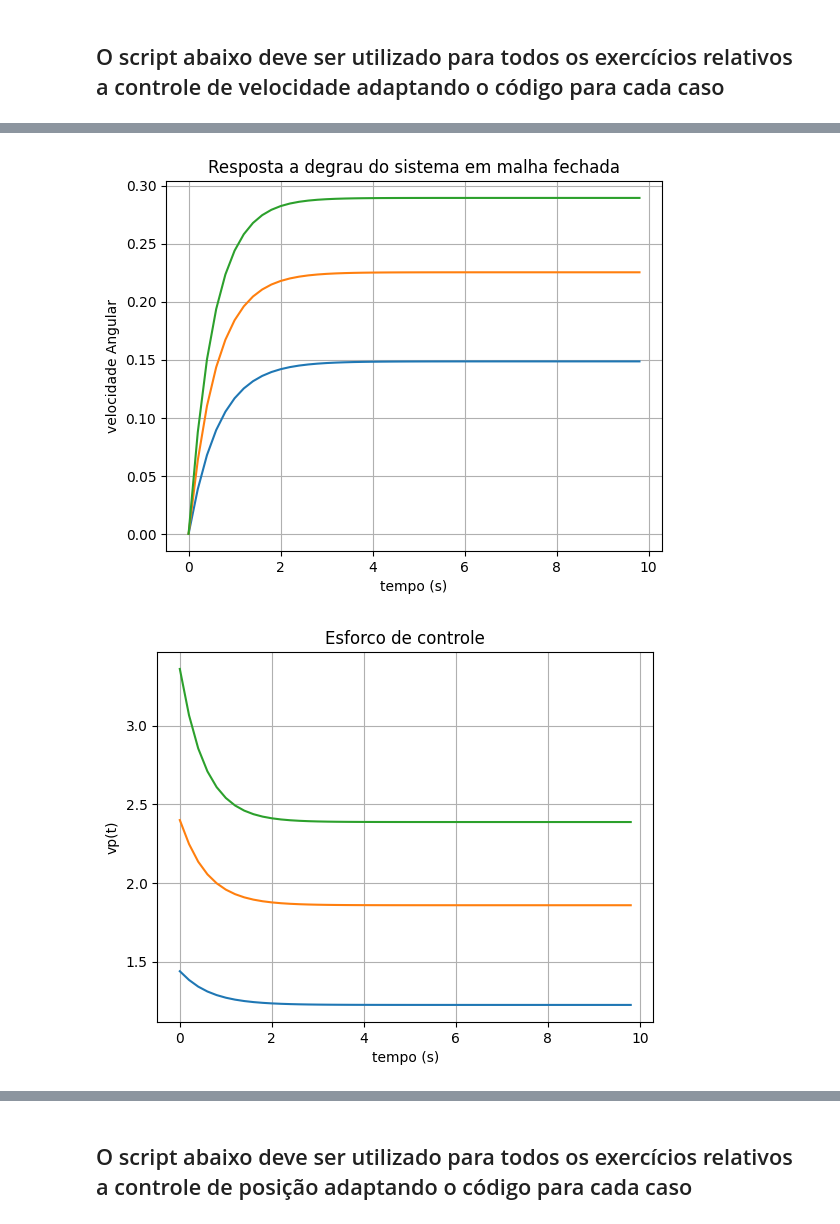
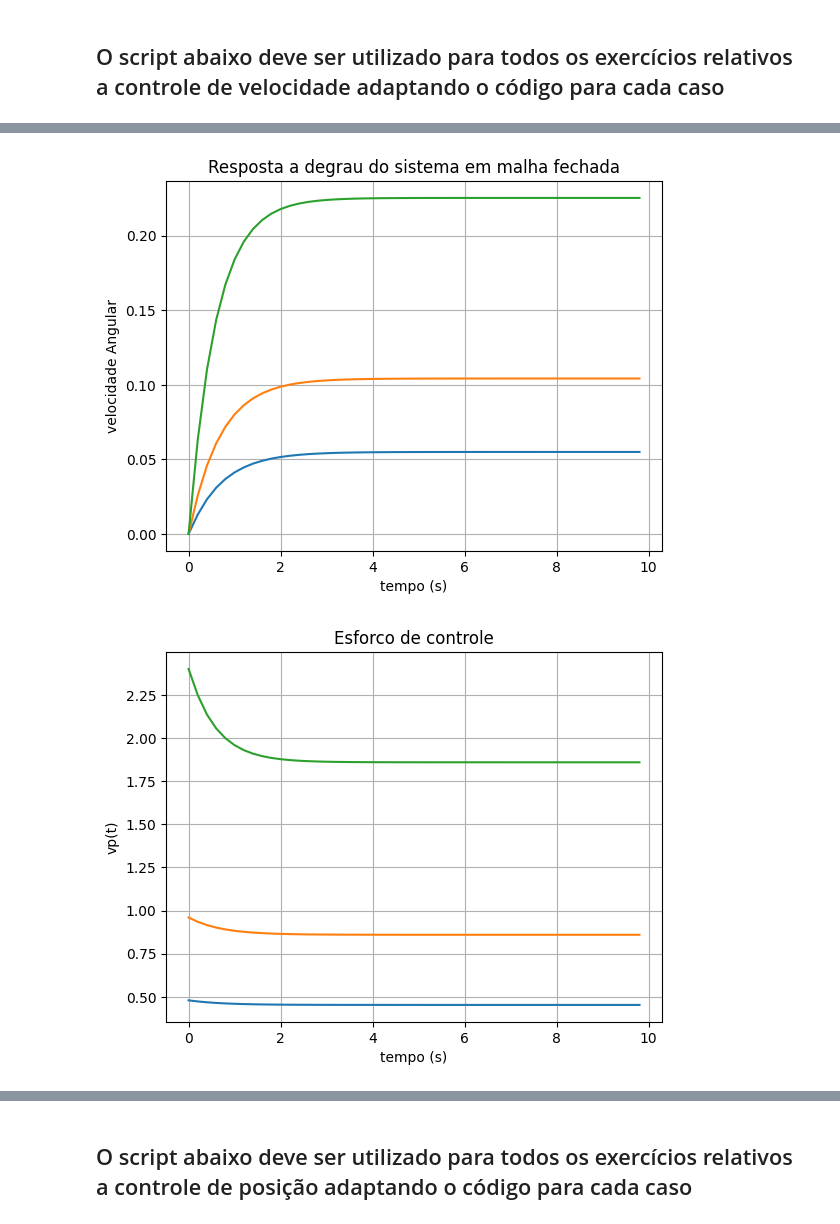
Before and after one commit to Night2077/LAB1, a Jupyter notebook: PMR3404_Lab1V2026.ipynb, the cells around one changed output, grey strips where cells are left out. Drawn from its saved outputs; the diff is of its cells as text; code cells hidden in the pictures.

```diff
--- a/PMR3404_Lab1V2026.ipynb
+++ b/PMR3404_Lab1V2026.ipynb
@@ -620,7 +605,7 @@ print('Gw = ',Gw)
 # Escolha dos parametros
 #
 # Controlador 1
-Kp1 = 3.0;
+Kp1 = 1;
 Ti1 = 1;
 Td1 = 1;
 N1  = 1;
@@ -635,7 +620,7 @@ H1 = Kp1
 #H1 = Kp1*(1+Td1*s/(Td1*s/N1+1))
 Hw1 = Ktac*H1
 # Controlador 2
-Kp2 = 5.0;
+Kp2 = 2;
 Ti2 = 1;
 Td2 = 1;
 N2  = 1;
@@ -650,7 +635,7 @@ H2 = Kp2
 #H2 = Kp2*(1+Td2*s/(Td2*s/N2+1))
 Hw2 = Ktac*H2
 # Controlador 3
-Kp3 = 7.0;
+Kp3 = 5;
 Ti3 = 1;
 Td3 = 1;
 N3  = 1;
@@ -865,5 +850,5 @@ valor de regime estacionario vpss =  2.39
-[figure, old version]
+[figure, new version]
-[figure, old version]
+[figure, new version]
 # %% [markdown]
 ## b. Controle de Posição: controlador proporcional
 
```
Also changed, not shown: parts of 6 cells of this notebook.
